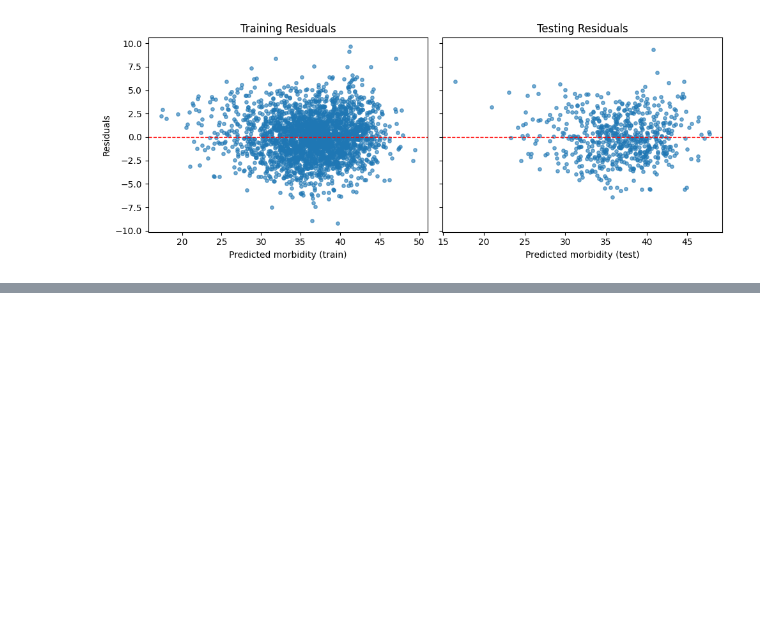
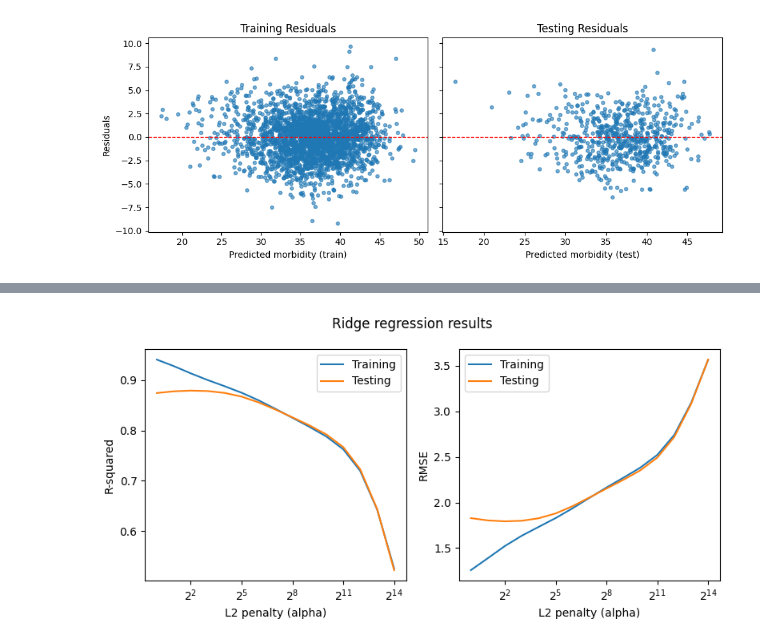
Before and after one commit to 4GeeksAcademy/Jack-Porter-s-Linear-Regression-Using-Pandas-Project, a Jupyter notebook: src/explore.ipynb, the cells around one changed output, grey strips where cells are left out. Saved outputs shown, nothing was run; the diff lists cells and outputs as text; code cells hidden in the pictures; blank space fills up the shorter version.

```diff
--- a/src/explore.ipynb
+++ b/src/explore.ipynb
@@ -575,0 +740,66 @@ plt.show()
+# %%
+# Ridge penalty optimization
+
+# 1) Sweep alphas and collect metrics
+penalties = [1, 2, 4, 8, 16, 32, 64, 128, 256, 512, 1024, 2048, 4096, 8192, 16384]
+
+cat_cols = X_train.select_dtypes(include=['object', 'category']).columns.tolist()
+num_cols = X_train.select_dtypes(exclude=['object', 'category']).columns.tolist()
+
+preprocess = ColumnTransformer(
+    transformers=[
+        ('cat', OneHotEncoder(drop='first', handle_unknown='ignore'), cat_cols),
+        ('num', StandardScaler(), num_cols),
+    ],
+    remainder='drop'
+)
+
+rows = []
+for alpha in penalties:
+    model = Pipeline([
+        ('prep', preprocess),
+        ('reg', Ridge(alpha=alpha, random_state=42))
+    ])
+    model.fit(X_train, y_train)
+
+    y_tr = model.predict(X_train)
+    y_te = model.predict(X_test)
+
+    rows.append({
+        "alpha": alpha,
+        "Training R-squared": r2_score(y_train, y_tr),
+        "Testing R-Squared":  r2_score(y_test,  y_te),
+        "Training RMSE": np.sqrt(mean_squared_error(y_train, y_tr)),
+        "Testing RMSE":  np.sqrt(mean_squared_error(y_test,  y_te)),
+    })
+
+ridge_results = pd.DataFrame(rows).sort_values("alpha")
+
+# 2) Plot
+fig, axs = plt.subplots(1, 2, figsize=(8, 4))
+fig.suptitle('Ridge regression results')
+
+axs[0].plot(ridge_results["alpha"], ridge_results['Training R-squared'], label='Training')
+axs[0].plot(ridge_results["alpha"], ridge_results['Testing R-Squared'], label='Testing')
+try:
+    axs[0].set_xscale('log', base=2)
+except TypeError:
+    axs[0].set_xscale('log')
+axs[0].set_xlabel('L2 penalty (alpha)')
+axs[0].set_ylabel('R-squared')
+axs[0].legend(loc='best')
+
+axs[1].plot(ridge_results["alpha"], ridge_results['Training RMSE'], label='Training')
+axs[1].plot(ridge_results["alpha"], ridge_results['Testing RMSE'], label='Testing')
+try:
+    axs[1].set_xscale('log', base=2)
+except TypeError:
+    axs[1].set_xscale('log')
+axs[1].set_xlabel('L2 penalty (alpha)')
+axs[1].set_ylabel('RMSE')
+axs[1].legend(loc='best')
+
+plt.tight_layout()
+plt.show()
+# %% [output]
+[figure, added]
```
Also changed, not shown: parts of 5 cells of this notebook.
